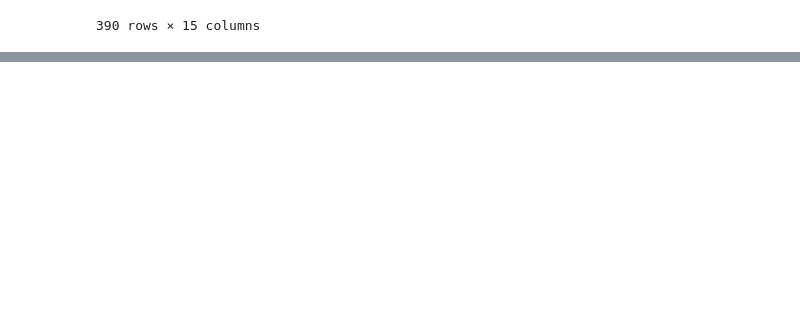
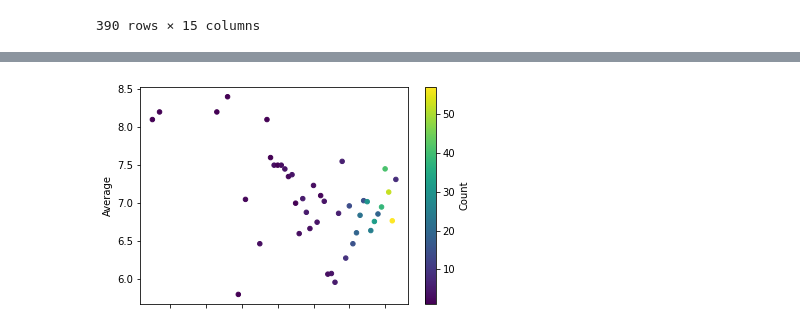
Before and after one commit to aggarwaljuh/Disney-Data, a Jupyter notebook: Disney Data.ipynb, the cells around one changed output, grey strips where cells are left out. Drawn from its saved outputs; the diff is of its cells as text; code cells hidden in the pictures; blank space fills up the shorter version.

Commit message:
addition of scatter plot

```diff
--- a/Disney Data.ipynb
+++ b/Disney Data.ipynb
@@ -47,3 +47,11 @@ titleTV_df.dropna()
 | 1848 | ts350456 | Superkitties | SHOW | It tells the story of four fierce... | 2023 | TV-Y | 23 | ['family', 'animation', 'action',... | ... |
 | 1849 | ts305794 | 7 Toughest Days | SHOW | Dwayne Fields grew up around viol... | 2023 | TV-PG | 49 | ['reality', 'documentation', 'act... | ... |
 390 rows × 15 columns
+# %%
+by_year_ave=pd.DataFrame(titleTV_df.groupby(['release_year'])['imdb_score'].mean())
+by_year_ave.reset_index(inplace=True)
+year_count=pd.DataFrame(titleTV_df.groupby(['release_year'])['imdb_score'].count())
+year_count.reset_index(inplace=True)
+year_merged = pd.merge(by_year_ave,year_count,how='inner', on = 'release_year')
+year_merged=year_merged.rename(columns={"release_year": "Year", "imdb_score_x": "Average", "imdb_score_y": "Count"})
+year_merged
@@ -49,0 +76,4 @@ titleTV_df.dropna()
+# %%
+ax1 = year_merged.plot.scatter(x='Year', y='Average',c="Count",colormap='viridis')
+# %% [output]
+[figure, added]
```
Also changed, not shown: parts of 1 cell of this notebook.
